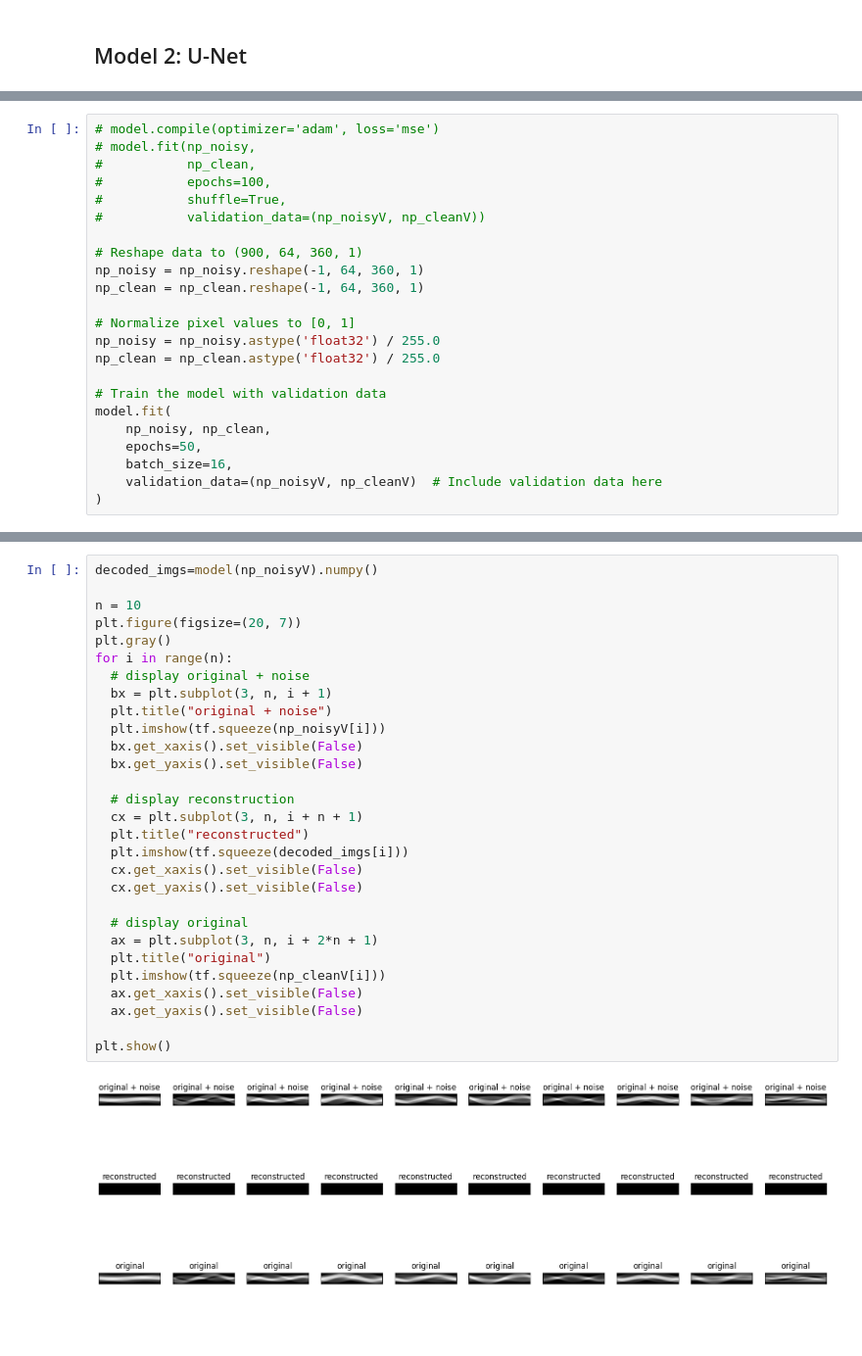
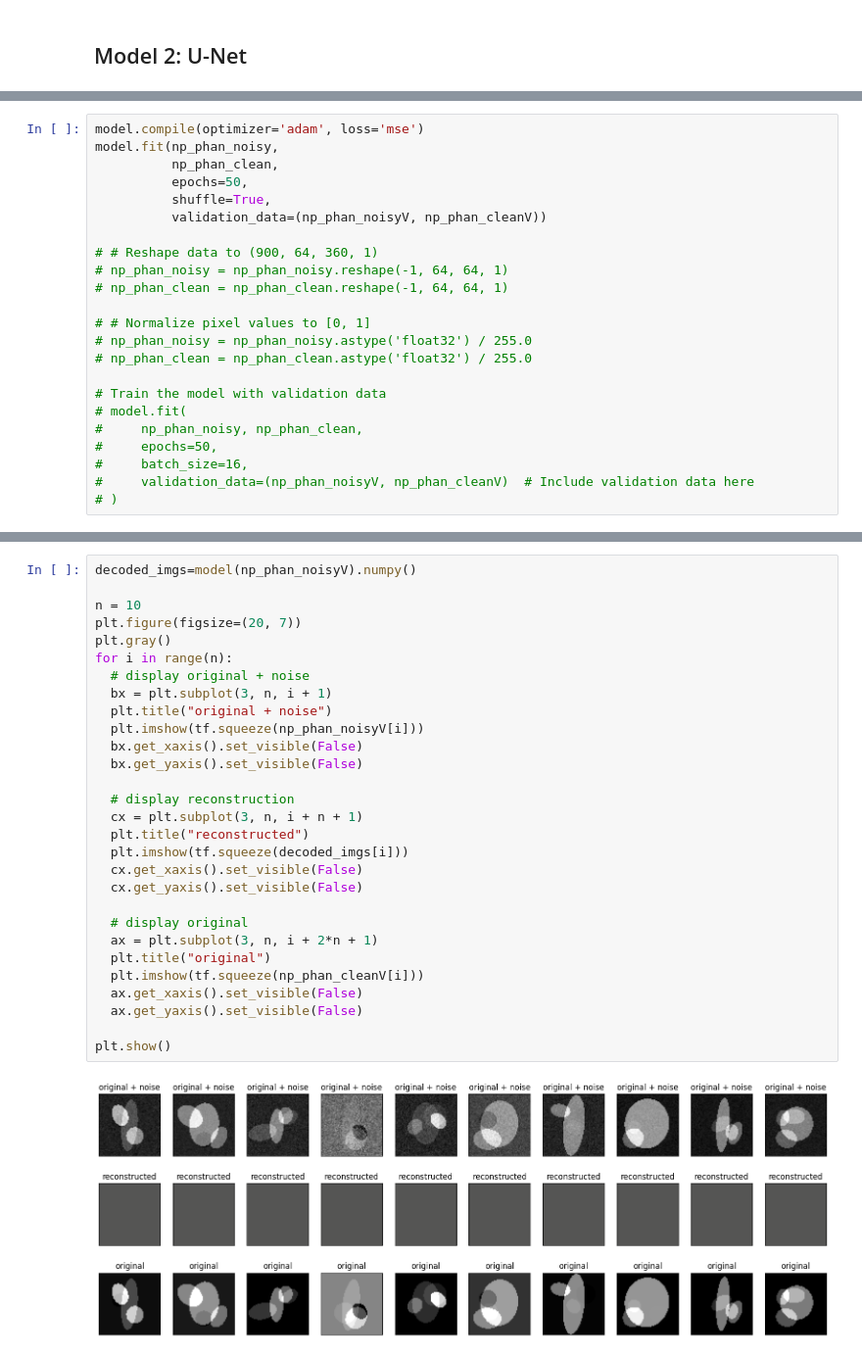
Before and after one commit to angelrodriguez0617/CS-4710-Machine-Learning-II, a Jupyter notebook: A4.ipynb, the cells around one changed output, grey strips where cells are left out. Shown at 98% size. Cells and saved outputs as stored; diff of their text form; blank space fills up the shorter version.

```diff
--- a/A4.ipynb
+++ b/A4.ipynb
@@ -408,25 +428,25 @@ model.compile(optimizer='adam', loss='mean_squared_error')
 # %%
-# model.compile(optimizer='adam', loss='mse')
-# model.fit(np_noisy,
-#           np_clean,
-#           epochs=100,
-#           shuffle=True,
-#           validation_data=(np_noisyV, np_cleanV))
+model.compile(optimizer='adam', loss='mse')
+model.fit(np_phan_noisy,
+          np_phan_clean,
+          epochs=50,
+          shuffle=True,
+          validation_data=(np_phan_noisyV, np_phan_cleanV))
 
-# Reshape data to (900, 64, 360, 1)
-np_noisy = np_noisy.reshape(-1, 64, 360, 1)
-np_clean = np_clean.reshape(-1, 64, 360, 1)
+# # Reshape data to (900, 64, 360, 1)
+# np_phan_noisy = np_phan_noisy.reshape(-1, 64, 64, 1)
+# np_phan_clean = np_phan_clean.reshape(-1, 64, 64, 1)
 
-# Normalize pixel values to [0, 1]
-np_noisy = np_noisy.astype('float32') / 255.0
-np_clean = np_clean.astype('float32') / 255.0
+# # Normalize pixel values to [0, 1]
+# np_phan_noisy = np_phan_noisy.astype('float32') / 255.0
+# np_phan_clean = np_phan_clean.astype('float32') / 255.0
 
 # Train the model with validation data
-model.fit(
-    np_noisy, np_clean,
-    epochs=50,
-    batch_size=16,
-    validation_data=(np_noisyV, np_cleanV)  # Include validation data here
-)
+# model.fit(
+#     np_phan_noisy, np_phan_clean,
+#     epochs=50,
+#     batch_size=16,
+#     validation_data=(np_phan_noisyV, np_phan_cleanV)  # Include validation data here
+# )
 # %% [output]
 Epoch 1/50
@@ -449,32 +469,32 @@ Epoch 50/50
 <keras.src.callbacks.History at 0x...>
 # %%
-decoded_imgs=model(np_noisyV).numpy()
+decoded_imgs=model(np_phan_noisyV).numpy()
 
 n = 10
 plt.figure(figsize=(20, 7))
 plt.gray()
 for i in range(n):
   # display original + noise
   bx = plt.subplot(3, n, i + 1)
   plt.title("original + noise")
-  plt.imshow(tf.squeeze(np_noisyV[i]))
+  plt.imshow(tf.squeeze(np_phan_noisyV[i]))
   bx.get_xaxis().set_visible(False)
   bx.get_yaxis().set_visible(False)
 
   # display reconstruction
   cx = plt.subplot(3, n, i + n + 1)
   plt.title("reconstructed")
   plt.imshow(tf.squeeze(decoded_imgs[i]))
   cx.get_xaxis().set_visible(False)
   cx.get_yaxis().set_visible(False)
 
   # display original
   ax = plt.subplot(3, n, i + 2*n + 1)
   plt.title("original")
-  plt.imshow(tf.squeeze(np_cleanV[i]))
+  plt.imshow(tf.squeeze(np_phan_cleanV[i]))
   ax.get_xaxis().set_visible(False)
   ax.get_yaxis().set_visible(False)
 
 plt.show()
 # %% [output]
-[figure, old version]
+[figure, new version]
```
Also changed, not shown: parts of 7 cells of this notebook.
